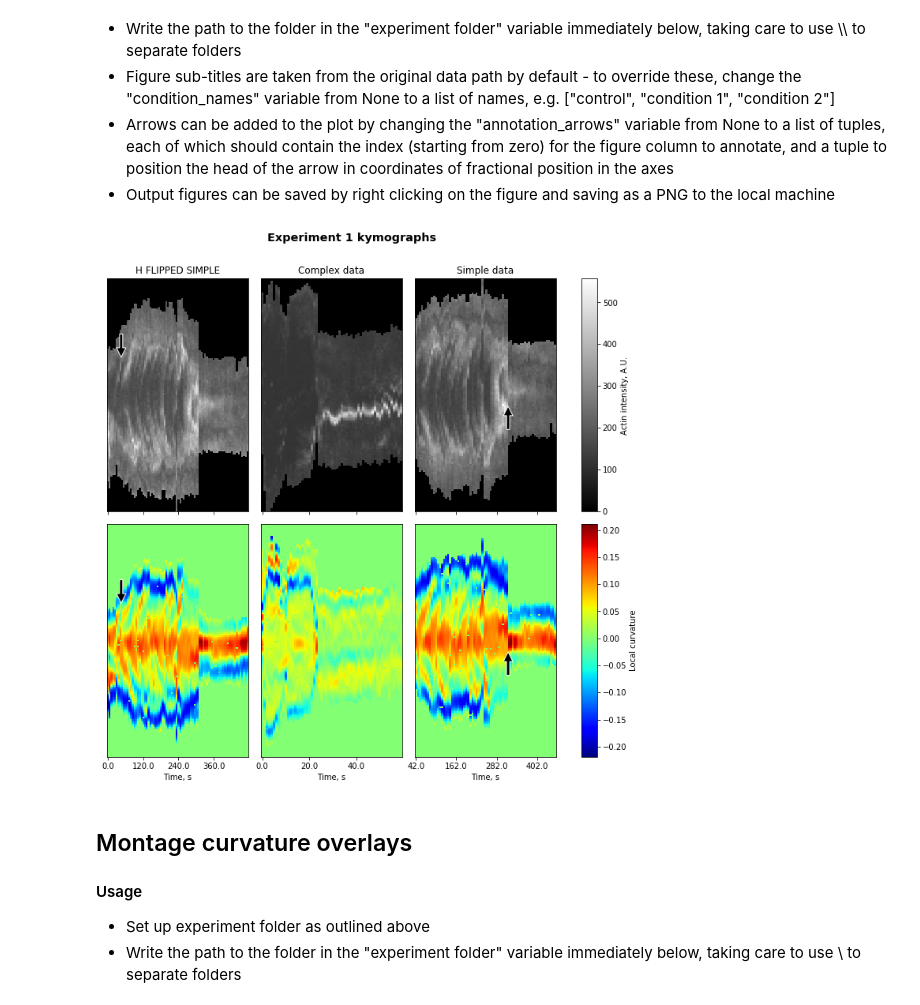
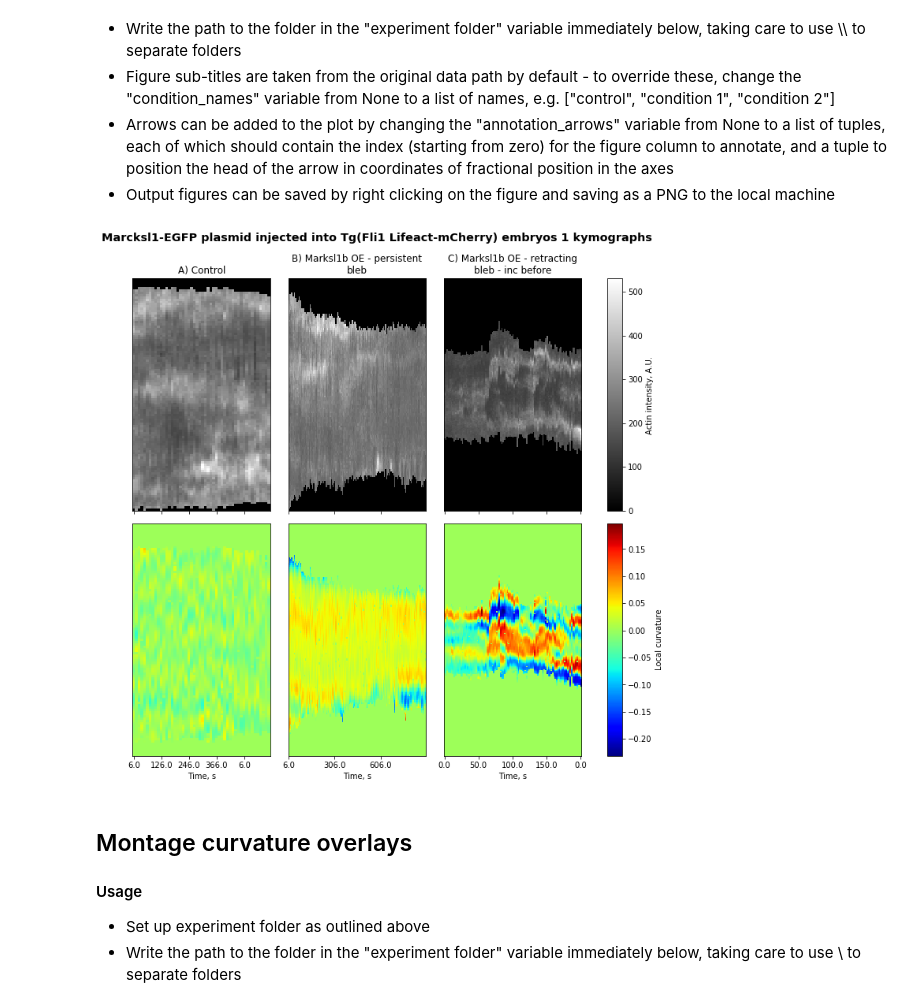
Before and after one commit to dougkelly88/blebbing_analysis, a Jupyter notebook: plotting/Blebbing figures.ipynb, the cells around one changed output. Drawn from its saved outputs; the diff is of its cells as text; code cells hidden in the pictures.

```diff
--- a/plotting/Blebbing figures.ipynb
+++ b/plotting/Blebbing figures.ipynb
@@ -24,7 +25,8 @@ from Parameters import Parameters
 * Arrows can be added to the plot by changing the "annotation_arrows" variable from None to a list of tuples, each of which should contain the index (starting from zero) for the figure column to annotate, and a tuple to position the head of the arrow in coordinates of fractional position in the axes
 * Output figures can be saved by right clicking on the figure and saving as a PNG to the local machine
 # %%
-experiment_folder = "D:\\data\\Inverse blebbing\\Experiment 1"
+#experiment_folder = "D:\\data\\Inverse blebbing\\Experiment 1";
+experiment_folder = "D:\\analysis\\2018-12-28 Images for LKP presentation\\Marcksl1-EGFP plasmid injected into Tg(Fli1 Lifeact-mCherry) embryos 1";
 condition_names = None;
 #condition_names = ["control", "condition 1", "condition 2"]
 annotation_arrows = None;
@@ -64,34 +66,34 @@ plt.tight_layout()
 fig.subplots_adjust(top=0.90, right=0.9);
 cbar_ax1 = fig.add_axes([0.95, axs[0][len(actin_kyms)-1].get_position().y0, 0.03, (axs[0][len(actin_kyms)-1].get_position().y1 - axs[0][len(actin_kyms)-1].get_position().y0)])
 cbar_ax2 = fig.add_axes([0.95, axs[1][len(actin_kyms)-1].get_position().y0, 0.03, (axs[1][len(actin_kyms)-1].get_position().y1 - axs[1][len(actin_kyms)-1].get_position().y0)])
 fig.colorbar(im1, cax=cbar_ax1);
 fig.colorbar(im2, cax=cbar_ax2);
 cbar_ax1.set_ylabel(paramses[0].labeled_species + " intensity, A.U. ");
 cbar_ax2.set_ylabel("Local curvature");
 
 for idx in range(len(actin_kyms)):
     lbls = axs[1][idx].get_xticklabels();
     t_offs = 0;
     if paramses[idx].time_crop_start_end is not None:
         t_offs = float(paramses[idx].time_crop_start_end[0] * paramses[idx].frame_interval);
     newlbls = ([(t_offs + paramses[idx].frame_interval * float(l.get_position()[0])) for l in lbls]);
     axs[1][idx].set_xticklabels(newlbls);
     axs[0][idx].set_title("\n".join(wrap(subtitles[idx], 30)));
 
 plt.rc('figure', titlesize='x-large', titleweight='bold')
 fig.suptitle(experiment_title + " kymographs");
 if annotation_arrows is not None:
     for ann in annotation_arrows:
         direction = -1 if ann[1][1] > 0.5 else 1;
         axs[0][ann[0]].annotate('', xycoords='axes fraction', xy=ann[1],
                                 xytext=(ann[1][0], ann[1][1] - direction * 0.1), textcoords='axes fraction',
                                 arrowprops=dict(facecolor='black', edgecolor='white'));
         axs[1][ann[0]].annotate('', xycoords='axes fraction', xy=ann[1],
                                 xytext=(ann[1][0], ann[1][1] - direction * 0.1), textcoords='axes fraction',
                                 arrowprops=dict(facecolor='black', edgecolor='white'));
 plt.show();
 # %% [output]
-[figure, old version]
+[figure, new version]
 # %% [markdown]
 ## Montage curvature overlays
 
```
Also changed, not shown: parts of 2 cells of this notebook.
